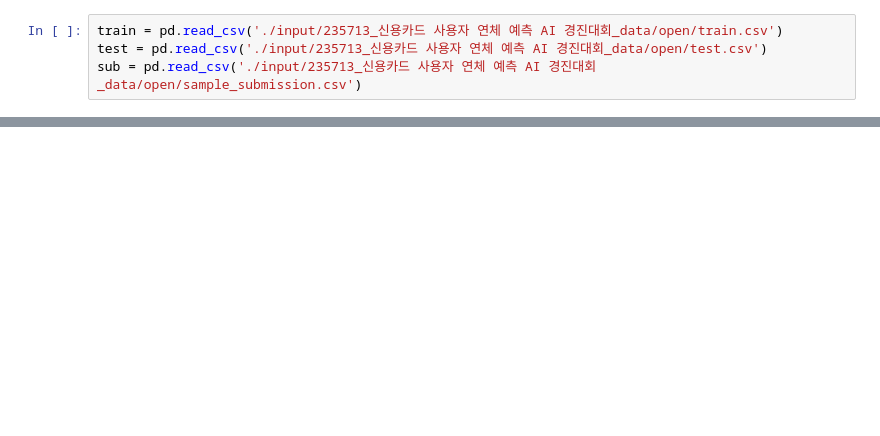
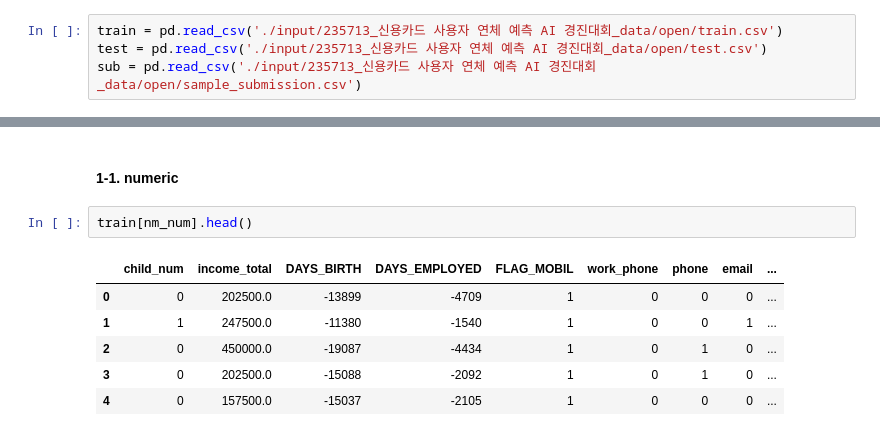
Before and after one commit to Min-Ho-Kim94/daycon_1, a Jupyter notebook: code1_20211102_v1.ipynb, the cells around one changed output, grey strips where cells are left out. Saved outputs shown, nothing was run; the diff lists cells and outputs as text; blank space fills up the shorter version.

```diff
--- a/code1_20211102_v1.ipynb
+++ b/code1_20211102_v1.ipynb
@@ -16,0 +108,11 @@ sub = pd.read_csv('./input/235713_신용카드 사용자 연체 예측 AI 경진
+# %% [markdown]
+#### 1-1. numeric
+# %%
+train[nm_num].head()
+# %% [output]
+|  | child_num | income_total | DAYS_BIRTH | DAYS_EMPLOYED | FLAG_MOBIL | work_phone | phone | email | ... |
+| 0 | 0 | 202500.0 | -13899 | -4709 | 1 | 0 | 0 | 0 | ... |
+| 1 | 1 | 247500.0 | -11380 | -1540 | 1 | 0 | 0 | 1 | ... |
+| 2 | 0 | 450000.0 | -19087 | -4434 | 1 | 0 | 1 | 0 | ... |
+| 3 | 0 | 202500.0 | -15088 | -2092 | 1 | 0 | 1 | 0 | ... |
+| 4 | 0 | 157500.0 | -15037 | -2105 | 1 | 0 | 0 | 0 | ... |
```
Also changed, not shown: parts of 52 cells of this notebook, 3 other files.
